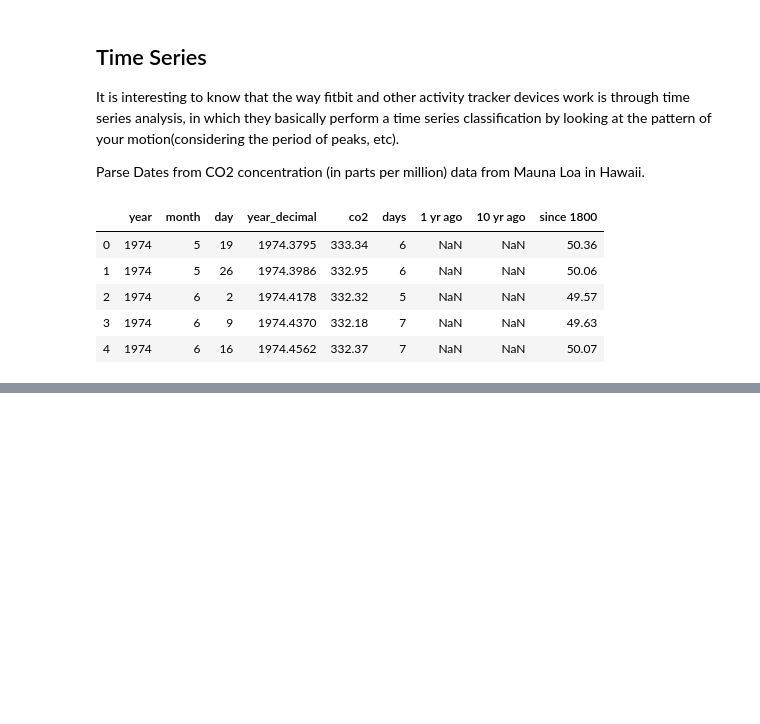
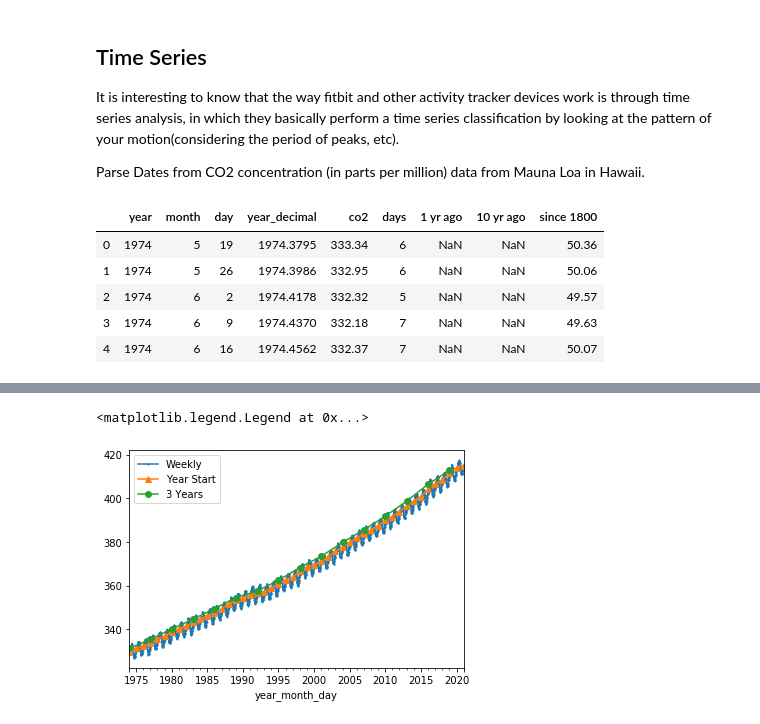
Before and after one commit to azastron/ml_tutorial, a Jupyter notebook: tutorial.ipynb, the cells around one changed output, grey strips where cells are left out. Drawn from its saved outputs; the diff is of its cells as text; code cells hidden in the pictures; blank space fills up the shorter version.

```diff
--- a/tutorial.ipynb
+++ b/tutorial.ipynb
@@ -1571,0 +1587,2 @@ maunaloa.head()
+# %%
+maunaloa = pd.read_csv(url, skiprows=49, header=None, delim_whitespace=True, names=names, parse_dates=[[0, 1, 2]], na_values=[-999.99],index_col = "year_month_day")
@@ -1571,0 +1604,13 @@ maunaloa.head()
+# %%
+import matplotlib.pyplot as plt
+
+maunaloa.co2.resample("W").mean().plot(marker="o", markersize=1, label="Weekly")
+# yearly resampling
+maunaloa.co2.resample("AS").mean().plot(marker="^", label="Year Start")
+# three-year resampling
+maunaloa.co2.resample("3AS").mean().plot(marker="o",label="3 Years")
+
+plt.legend()
+# %% [output]
+<matplotlib.legend.Legend at 0x...>
+[figure, added]
```
Also changed, not shown: parts of 11 cells of this notebook.
